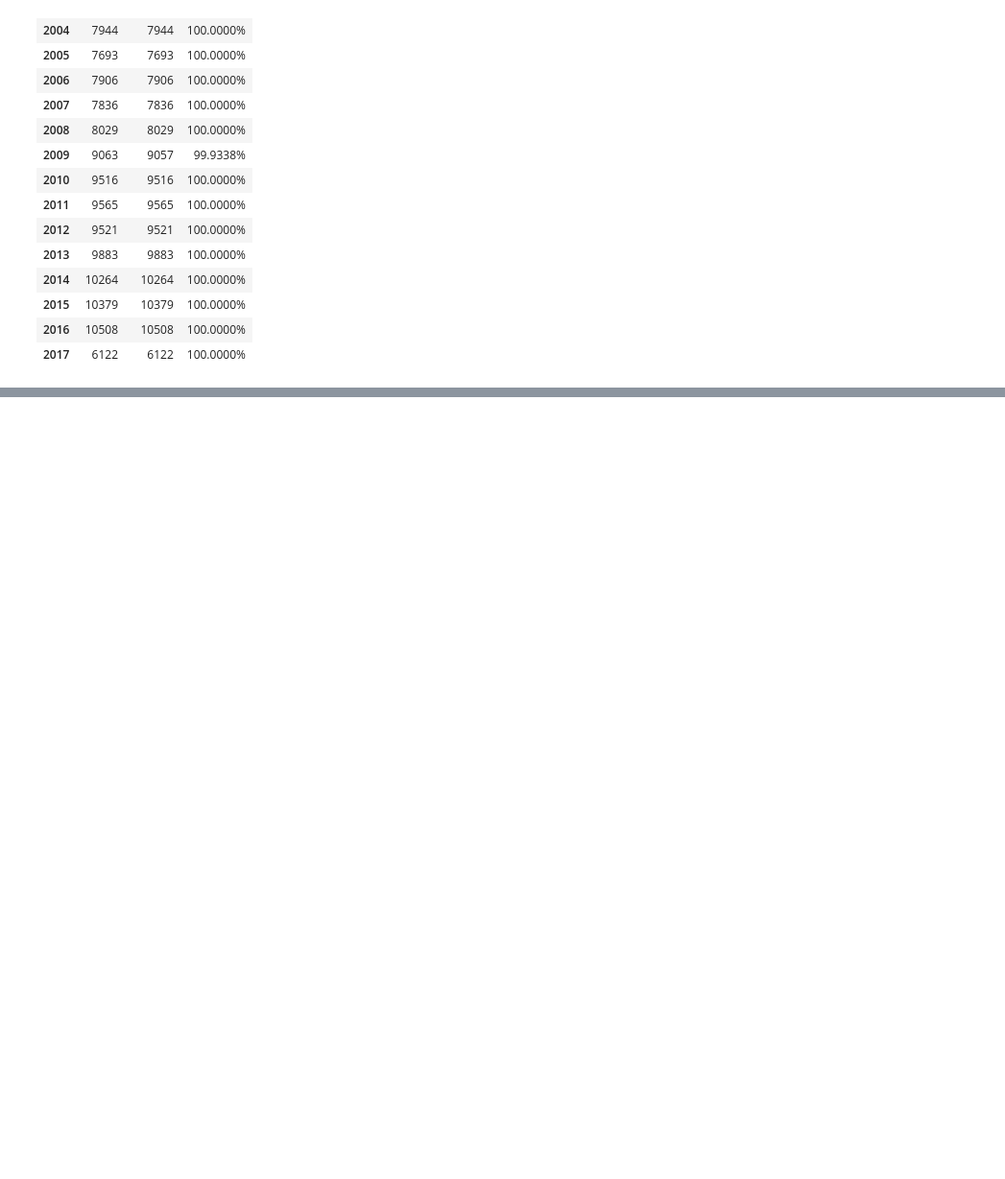
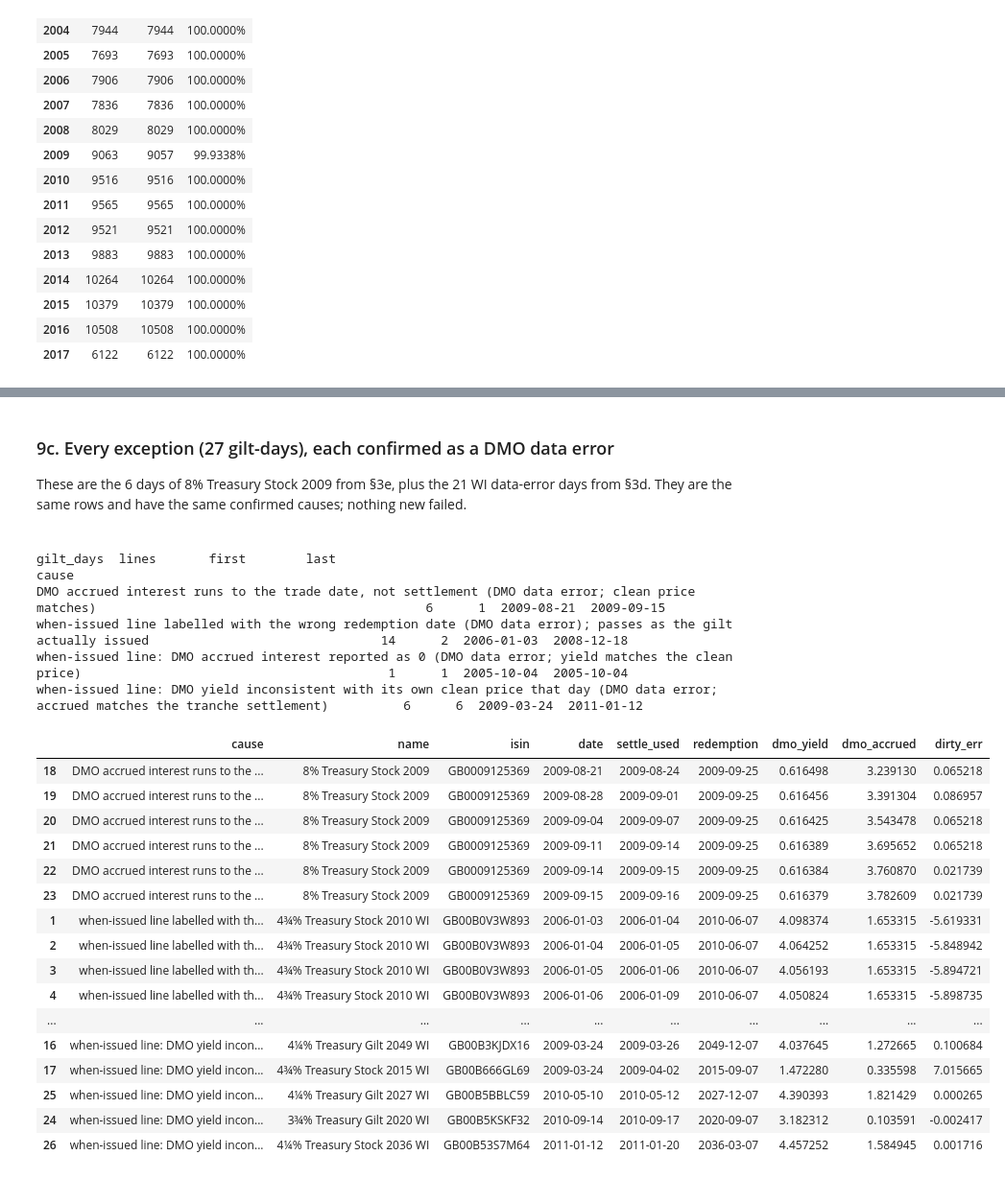
Before and after one commit to nithinpremkumar1999/gilt-auction-concession, a Jupyter notebook: notebooks/01_pricer_acceptance_test.ipynb, the cells around one changed output, grey strips where cells are left out. Shown at 96% size. Cells and saved outputs as stored; diff of their text form; code cells hidden in the pictures; blank space fills up the shorter version.

```diff
--- a/notebooks/01_pricer_acceptance_test.ipynb
+++ b/notebooks/01_pricer_acceptance_test.ipynb
@@ -551,0 +638,19 @@ With P1–P3, the test passes at **99.9955%**, and the only exceptions left are
+# %%
+DF_ = ea.STAGE1_DIR / "final"
+if not (DF_ / "gilt_days.csv.gz").exists():        # about 2 minutes on 2 cores
+    ea.main(mode="final")
+GF = pd.read_csv(DF_ / "gilt_days.csv.gz", low_memory=False)
+FF = pd.read_csv(DF_ / "failures.csv")
+TF = pd.read_csv(DF_ / "by_year.csv")
+W = GF[GF["in_window"]]
+print(f"Test window {ea.TEST_WINDOW[0]} to {ea.TEST_WINDOW[1]}: {len(W):,} single-dated gilt-days; "
+      f"{int(W['pass_dirty'].sum()):,} within 1e-4 dirty = {W['pass_dirty'].mean():.4%} "
+      f"(strict rule {W['pass_strict'].mean():.4%}); spec mark 99.5% -> "
+      f"{'PASS' if W['pass_dirty'].mean() >= ea.SPEC_PASS_RATE else 'FAIL'}")
+wi = GF[GF["wi_line"]]
+no_tr = wi[wi["tranche_found"].astype(str) == "False"]
+print(f"WI lines priced to their tranche issue date: {len(wi):,} gilt-days on {wi['isin'].nunique()} WI lines. "
+      f"No tranche of the underlying within 45 days: {len(no_tr)} gilt-days, {sorted(set(no_tr['name']))} "
+      f"(the 4¾% 2020 WI line labelled 2010; see 9c)")
+fmt(TF[TF["tested"] > 0][["year", "tested", "gilts", "pass_rate_dirty", "pass_rate_strict", "max_abs_dirty_err"]],
+    {"pass_rate_dirty": "{:.4%}", "pass_rate_strict": "{:.4%}", "max_abs_dirty_err": "{:.2e}"})
@@ -551,0 +677,33 @@ With P1–P3, the test passes at **99.9955%**, and the only exceptions left are
+# %% [markdown]
+### 9c. Every exception (27 gilt-days), each confirmed as a DMO data error
+
+These are the 6 days of 8% Treasury Stock 2009 from §3e, plus the 21 WI data-error days from §3d. They are the same rows and have the same confirmed causes; nothing new failed.
+# %%
+print(FF.groupby("cause").agg(gilt_days=("name", "size"), lines=("isin", "nunique"),
+                              first=("date", "min"), last=("date", "max")).to_string())
+FF[["cause", "name", "isin", "date", "settle_used", "redemption", "dmo_yield", "dmo_accrued",
+    "dirty_err"]].sort_values(["cause", "date"])
+# %% [output]
+                                                                                                                                     gilt_days  lines       first        last
+cause
+DMO accrued interest runs to the trade date, not settlement (DMO data error; clean price matches)                                            6      1  2009-08-21  2009-09-15
+when-issued line labelled with the wrong redemption date (DMO data error); passes as the gilt actually issued                               14      2  2006-01-03  2008-12-18
+when-issued line: DMO accrued interest reported as 0 (DMO data error; yield matches the clean price)                                         1      1  2005-10-04  2005-10-04
+when-issued line: DMO yield inconsistent with its own clean price that day (DMO data error; accrued matches the tranche settlement)          6      6  2009-03-24  2011-01-12
+|  | cause | name | isin | date | settle_used | redemption | dmo_yield | dmo_accrued | dirty_err |
+| 18 | DMO accrued interest runs to the ... | 8% Treasury Stock 2009 | GB0009125369 | 2009-08-21 | 2009-08-24 | 2009-09-25 | 0.616498 | 3.239130 | 0.065218 |
+| 19 | DMO accrued interest runs to the ... | 8% Treasury Stock 2009 | GB0009125369 | 2009-08-28 | 2009-09-01 | 2009-09-25 | 0.616456 | 3.391304 | 0.086957 |
+| 20 | DMO accrued interest runs to the ... | 8% Treasury Stock 2009 | GB0009125369 | 2009-09-04 | 2009-09-07 | 2009-09-25 | 0.616425 | 3.543478 | 0.065218 |
+| 21 | DMO accrued interest runs to the ... | 8% Treasury Stock 2009 | GB0009125369 | 2009-09-11 | 2009-09-14 | 2009-09-25 | 0.616389 | 3.695652 | 0.065218 |
+| 22 | DMO accrued interest runs to the ... | 8% Treasury Stock 2009 | GB0009125369 | 2009-09-14 | 2009-09-15 | 2009-09-25 | 0.616384 | 3.760870 | 0.021739 |
+| 23 | DMO accrued interest runs to the ... | 8% Treasury Stock 2009 | GB0009125369 | 2009-09-15 | 2009-09-16 | 2009-09-25 | 0.616379 | 3.782609 | 0.021739 |
+| 1 | when-issued line labelled with th... | 4¾% Treasury Stock 2010 WI | GB00B0V3W893 | 2006-01-03 | 2006-01-04 | 2010-06-07 | 4.098374 | 1.653315 | -5.619331 |
+| 2 | when-issued line labelled with th... | 4¾% Treasury Stock 2010 WI | GB00B0V3W893 | 2006-01-04 | 2006-01-05 | 2010-06-07 | 4.064252 | 1.653315 | -5.848942 |
+| 3 | when-issued line labelled with th... | 4¾% Treasury Stock 2010 WI | GB00B0V3W893 | 2006-01-05 | 2006-01-06 | 2010-06-07 | 4.056193 | 1.653315 | -5.894721 |
+| 4 | when-issued line labelled with th... | 4¾% Treasury Stock 2010 WI | GB00B0V3W893 | 2006-01-06 | 2006-01-09 | 2010-06-07 | 4.050824 | 1.653315 | -5.898735 |
+| ... | ... | ... | ... | ... | ... | ... | ... | ... | ... |
+| 16 | when-issued line: DMO yield incon... | 4¼% Treasury Gilt 2049 WI | GB00B3KJDX16 | 2009-03-24 | 2009-03-26 | 2049-12-07 | 4.037645 | 1.272665 | 0.100684 |
+| 17 | when-issued line: DMO yield incon... | 4¾% Treasury Stock 2015 WI | GB00B666GL69 | 2009-03-24 | 2009-04-02 | 2015-09-07 | 1.472280 | 0.335598 | 7.015665 |
+| 25 | when-issued line: DMO yield incon... | 4¼% Treasury Gilt 2027 WI | GB00B5BBLC59 | 2010-05-10 | 2010-05-12 | 2027-12-07 | 4.390393 | 1.821429 | 0.000265 |
+| 24 | when-issued line: DMO yield incon... | 3¾% Treasury Gilt 2020 WI | GB00B5KSKF32 | 2010-09-14 | 2010-09-17 | 2020-09-07 | 3.182312 | 0.103591 | -0.002417 |
+| 26 | when-issued line: DMO yield incon... | 4¼% Treasury Stock 2036 WI | GB00B53S7M64 | 2011-01-12 | 2011-01-20 | 2036-03-07 | 4.457252 | 1.584945 | 0.001716 |
```
Also changed, not shown: parts of 15 cells of this notebook, 27 other files.
